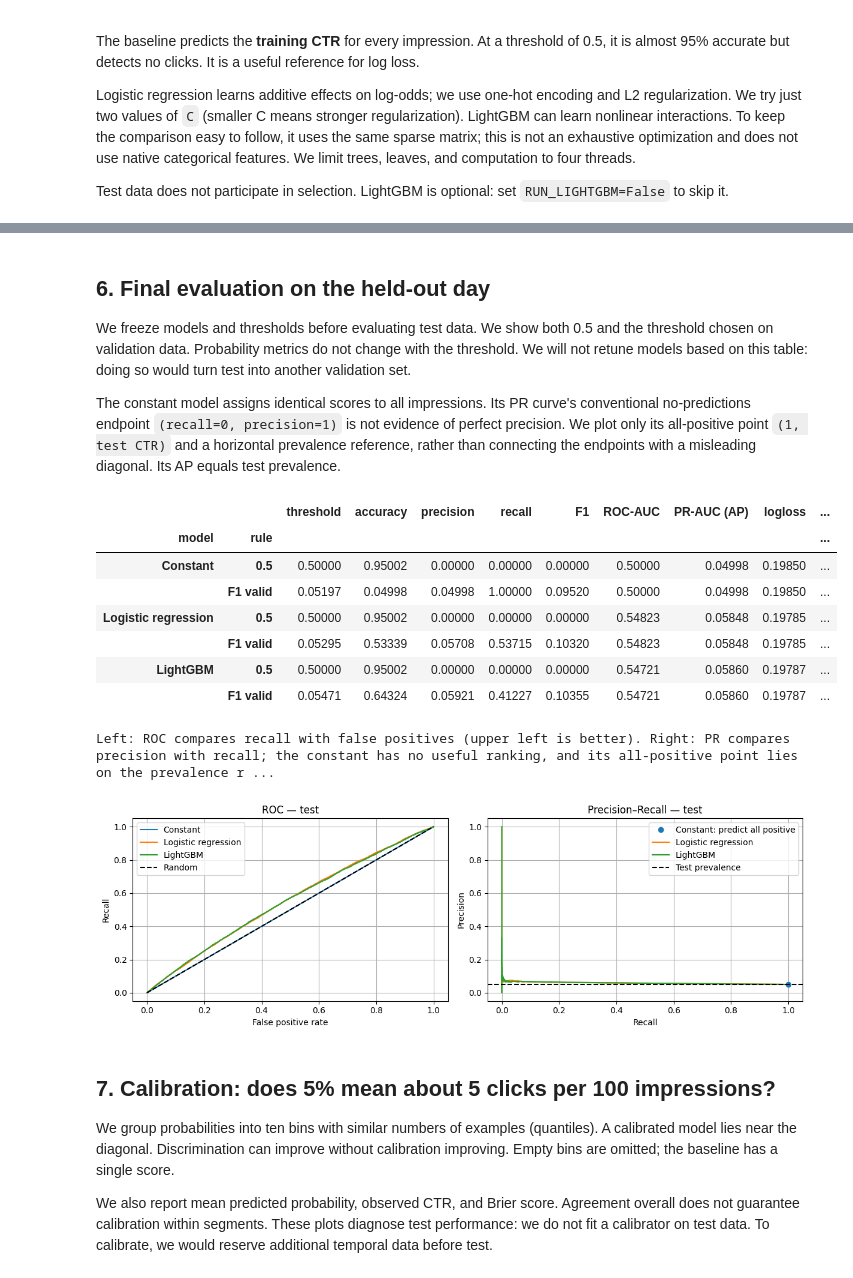
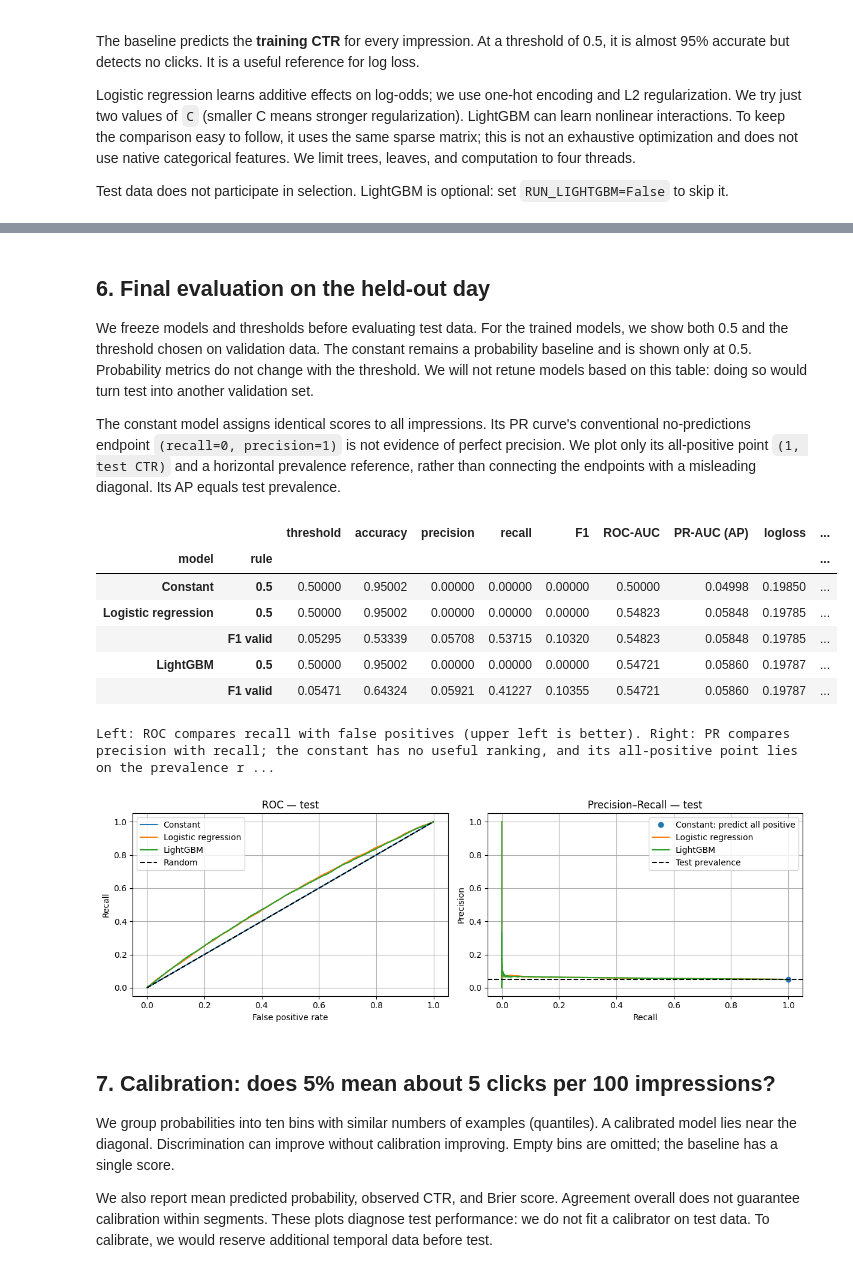
Before and after one commit to sgduran/ads-data-course, a Jupyter notebook: notebooks/02_train_pctr_taobao.ipynb, the cells around one changed output, grey strips where cells are left out. Cells and saved outputs as stored; diff of their text form; code cells hidden in the pictures.

Commit message:
Explain model fitting and inspect validation PR before threshold selection

```diff
--- a/notebooks/02_train_pctr_taobao.ipynb
+++ b/notebooks/02_train_pctr_taobao.ipynb
@@ -267,3 +274,20 @@ For each model, we choose a threshold that maximizes F1 **on validation data onl
 This illustrates the tradeoff: in ads, a real decision threshold depends on costs, value,
 and constraints; F1 does not measure profitability. A pCTR score can also feed a ranking
 or a bid without being converted to a binary prediction.
+# %%
+# Inspect validation curves before optimizing thresholds; keep the same axes for all models.
+print('Validation PR curves: recall is the fraction of real clicks found; precision is the fraction of predicted clicks that are real. Compare precision at the same recall.')
+print(f'The constant assigns {train_ctr:.6f} to every impression: its only nonempty prediction set is all impressions. Its point has recall=1 and precision=validation CTR.')
+fig, axes = plt.subplots(1, len(valid_prob), figsize=(5 * len(valid_prob), 4), sharex=True, sharey=True, squeeze=False)
+for ax, (name, p) in zip(axes.flat, valid_prob.items()):
+    precision, recall, _ = precision_recall_curve(y['valid'], p)
+    # Do not join the constant score to the conventional (0, 1) endpoint: that creates a misleading diagonal.
+    if name == 'Constant':
+        ax.plot([1], [y['valid'].mean()], 'o', label='Predict all positive')
+    else:
+        ax.step(recall, precision, where='post', label=name)
+    ax.axhline(y['valid'].mean(), color='black', ls='--', label='Validation prevalence')
+    ax.set(title=name, xlabel='Recall', xlim=(-0.02, 1.02), ylim=(0, 1.02))
+    ax.legend(loc='upper right')
+axes[0, 0].set_ylabel('Precision')
+plt.tight_layout(); plt.show()
@@ -270,7 +298,8 @@ or a bid without being converted to a binary prediction.
 # %%
 thresholds = {}
-# Each model produces probabilities; select its F1-maximizing threshold on validation only.
-for name, p in valid_prob.items():
+# Only trainable models enter threshold selection; the constant cannot separate impressions.
+for name in models:
+    p = valid_prob[name]
     precision, recall, ts = precision_recall_curve(y['valid'], p)
     # Drop the final PR endpoint: it has no corresponding threshold.
     scores = 2*precision[:-1]*recall[:-1] / np.maximum(precision[:-1]+recall[:-1], 1e-15)
@@ -278,13 +307,15 @@ for name, p in valid_prob.items():
 display(pd.Series(thresholds, name='F1 threshold selected on validation').to_frame())
 # This grid is only for plotting; the selected thresholds above use all candidate score cutoffs.
 grid = np.linspace(0, 0.20, 101)
-p = valid_prob[best_name]
+threshold_model_name = validation.loc[list(thresholds), 'logloss'].idxmin()
+p = valid_prob[threshold_model_name]
+print(f'Threshold plot for the trainable model with lowest validation log loss: {threshold_model_name}.')
 print('As the threshold rises, fewer impressions are predicted as clicks: recall falls; precision can fluctuate. The dashed line marks the validation F1 choice.')
 fig, ax = plt.subplots()
 for label, metric in [('Precision', precision_score), ('Recall', recall_score), ('F1', f1_score)]:
     ax.plot(grid, [metric(y['valid'], p >= t, zero_division=0) for t in grid], label=label)
-ax.axvline(thresholds[best_name], color='black', ls='--', label='Selected threshold')
-ax.set(xlabel='Threshold', ylabel='Validation metric', ylim=(0, 1), title=f'Threshold — {best_name}')
+ax.axvline(thresholds[threshold_model_name], color='black', ls='--', label='Selected threshold')
+ax.set(xlabel='Threshold', ylabel='Validation metric', ylim=(0, 1), title=f'Threshold — {threshold_model_name}')
 ax.legend(); plt.show()
 # %% [output]
 |  | F1 threshold selected on validation |
@@ -295,8 +326,8 @@ As the threshold rises, fewer impressions are predicted as clicks: recall falls;
 [figure]
 # %% [markdown]
 ## 6. Final evaluation on the held-out day
-We freeze models and thresholds before evaluating test data. We show both 0.5 and the threshold
-chosen on validation data. Probability metrics do not change with the threshold.
+We freeze models and thresholds before evaluating test data. For the trained models, we show both 0.5 and the threshold
+chosen on validation data. The constant remains a probability baseline and is shown only at 0.5. Probability metrics do not change with the threshold.
 We will not retune models based on this table: doing so would turn test into another validation set.
 
 The constant model assigns identical scores to all impressions. Its PR curve's conventional
@@ -319,35 +350,37 @@ def metrics(target, p, threshold):
         'ROC-AUC': roc_auc_score(target, p), 'PR-AUC (AP)': average_precision_score(target, p),
         'logloss': log_loss(target, p), 'predicted positive fraction': pred.mean()}
 # Compare 0.5 with thresholds already selected on validation; zero_division=0 handles no predicted clicks.
 rows = []
 for name, p in test_prob.items():
     assert np.isfinite(p).all() and ((p >= 0) & (p <= 1)).all()
-    for rule, threshold in [('0.5', 0.5), ('F1 valid', thresholds[name])]:
+    rules = [('0.5', 0.5)]
+    if name in thresholds:
+        rules.append(('F1 valid', thresholds[name]))
+    for rule, threshold in rules:
         rows.append({'model': name, 'rule': rule, 'threshold': threshold, **metrics(y['test'], p, threshold)})
 results = pd.DataFrame(rows).set_index(['model', 'rule'])
 display(results.round(5))
 print('Left: ROC compares recall with false positives (upper left is better). Right: PR compares precision with recall; the constant has no useful ranking, and its all-positive point lies on the prevalence reference.')
 fig, axes = plt.subplots(1, 2, figsize=(12, 4))
 for name, p in test_prob.items():
     fpr, tpr, _ = roc_curve(y['test'], p)
     precision, recall, _ = precision_recall_curve(y['test'], p)
     axes[0].plot(fpr, tpr, label=name)
     # A constant score has only an all-positive operating point; avoid a misleading interpolated diagonal.
     if name == 'Constant':
         axes[1].plot([1], [y['test'].mean()], 'o', label='Constant: predict all positive')
     else:
         axes[1].step(recall, precision, where='post', label=name)
 axes[0].plot([0, 1], [0, 1], 'k--', label='Random')
 axes[1].axhline(y['test'].mean(), color='black', ls='--', label='Test prevalence')
 axes[0].set(xlabel='False positive rate', ylabel='Recall', title='ROC — test')
 axes[1].set(xlabel='Recall', ylabel='Precision', title='Precision–Recall — test')
 for ax in axes: ax.legend()
 plt.tight_layout(); plt.show()
 # %% [output]
 |  |  | threshold | accuracy | precision | recall | F1 | ROC-AUC | PR-AUC (AP) | logloss | ... |
 | model | rule |  |  |  |  |  |  |  |  | ... |
 | Constant | 0.5 | 0.50000 | 0.95002 | 0.00000 | 0.00000 | 0.00000 | 0.50000 | 0.04998 | 0.19850 | ... |
-|  | F1 valid | 0.05197 | 0.04998 | 0.04998 | 1.00000 | 0.09520 | 0.50000 | 0.04998 | 0.19850 | ... |
 | Logistic regression | 0.5 | 0.50000 | 0.95002 | 0.00000 | 0.00000 | 0.00000 | 0.54823 | 0.05848 | 0.19785 | ... |
 |  | F1 valid | 0.05295 | 0.53339 | 0.05708 | 0.53715 | 0.10320 | 0.54823 | 0.05848 | 0.19785 | ... |
 | LightGBM | 0.5 | 0.50000 | 0.95002 | 0.00000 | 0.00000 | 0.00000 | 0.54721 | 0.05860 | 0.19787 | ... |
```
Also changed, not shown: parts of 6 cells of this notebook.
